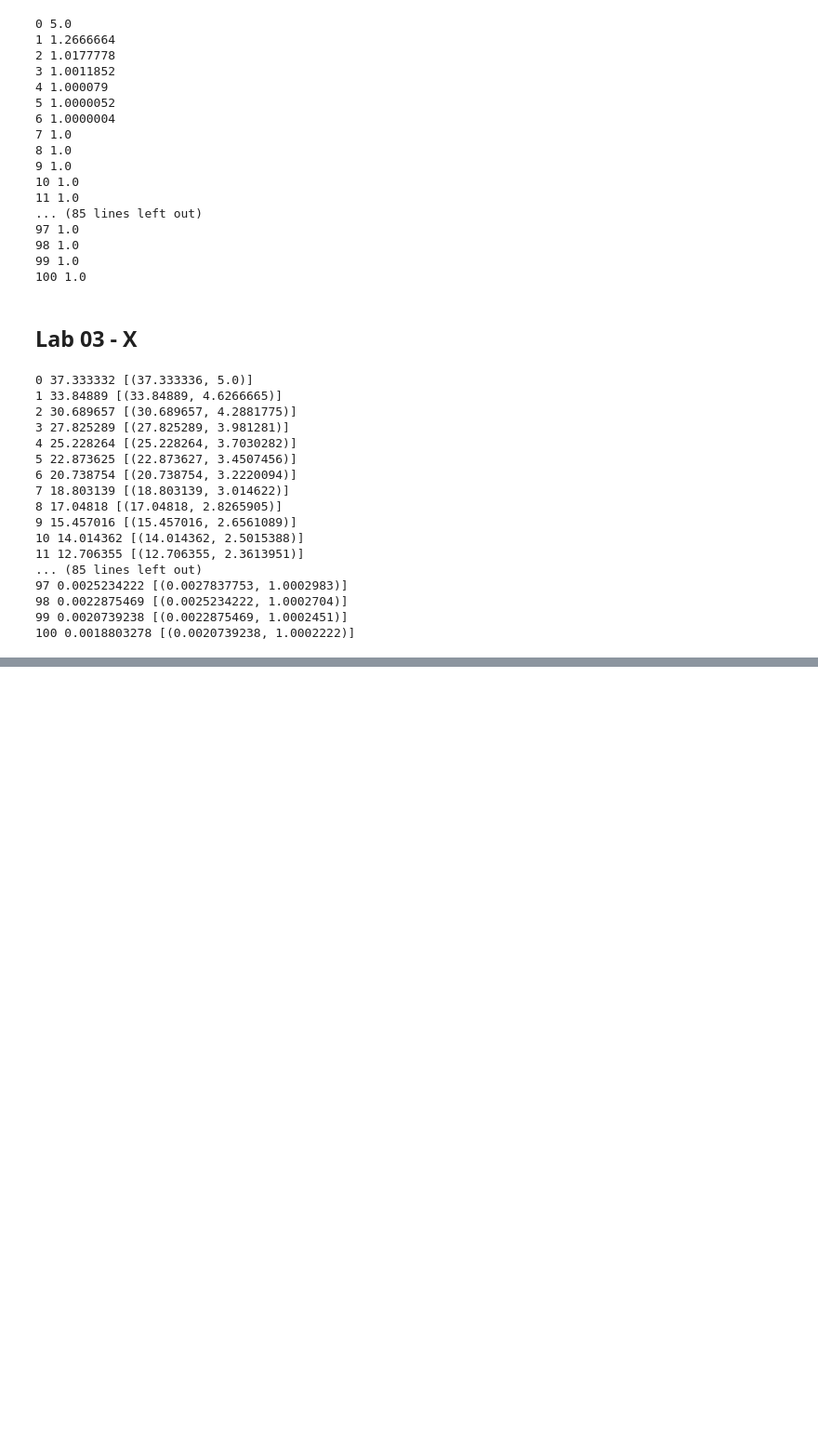
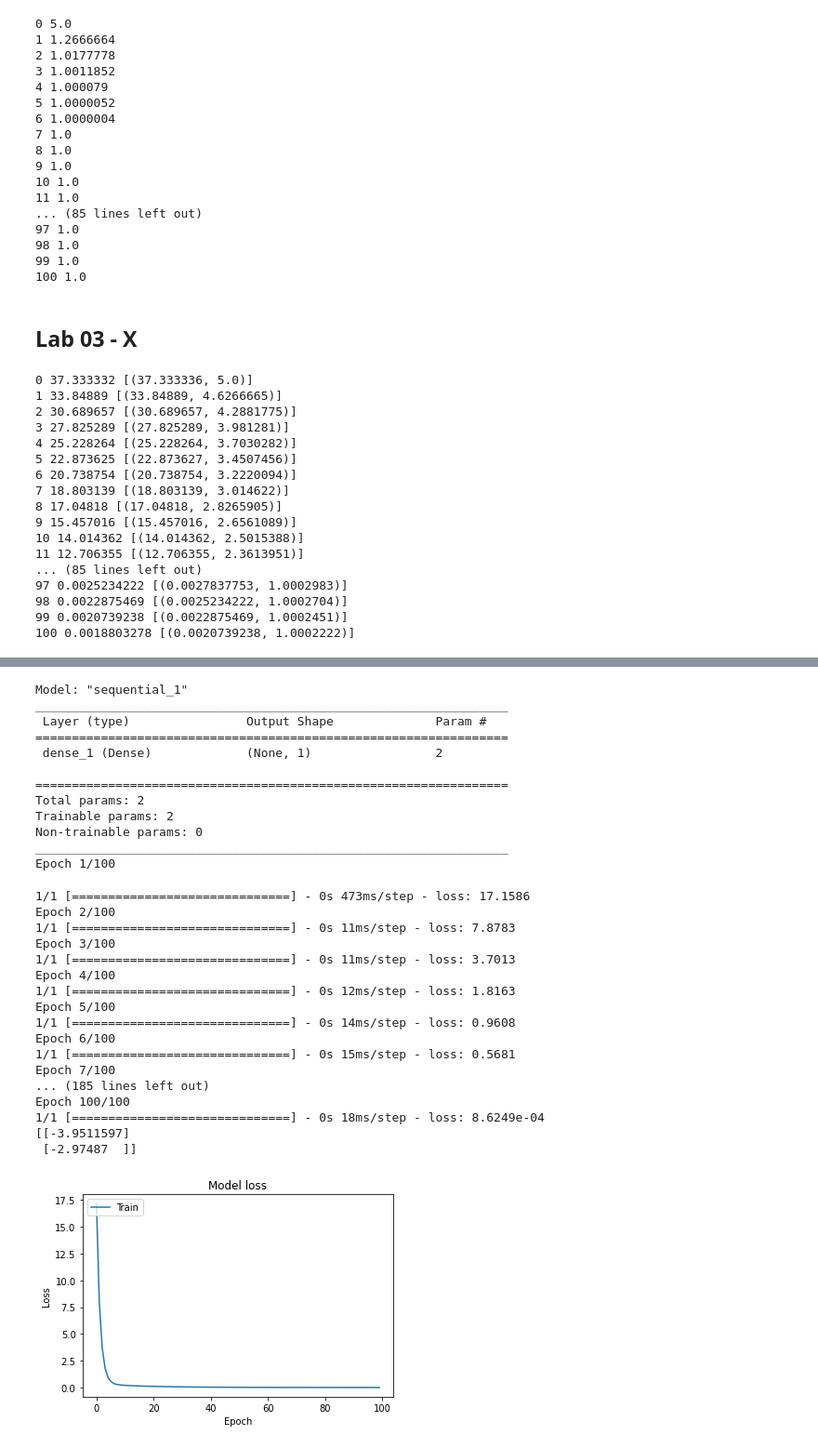
Before and after one commit to nana-hyun/Machine-Learning, a Jupyter notebook: ML & DL Basic/Lec 00 ~ 03.ipynb, the cells around one changed output, grey strips where cells are left out. Shown: that part at 93% size. Saved outputs shown, nothing was run; the diff lists cells and outputs as text; code cells hidden in the pictures; blank space fills up the shorter version.

```diff
--- a/ML & DL Basic/Lec 00 ~ 03.ipynb
+++ b/ML & DL Basic/Lec 00 ~ 03.ipynb
@@ -535,0 +590,61 @@ with tf.Session() as sess:
+# %%
+# Lab 3 Minimizing Cost
+import numpy as np
+import tensorflow as tf
+import matplotlib.pyplot as plt
+
+x_train = [1, 2, 3, 4]
+y_train = [0, -1, -2, -3]
+
+tf.model = tf.keras.Sequential()
+tf.model.add(tf.keras.layers.Dense(units=1, input_dim=1))
+
+sgd = tf.keras.optimizers.SGD(lr=0.1)
+tf.model.compile(loss='mse', optimizer=sgd)
+
+tf.model.summary()
+
+# fit() trains the model and returns history of train
+history = tf.model.fit(x_train, y_train, epochs=100)
+
+y_predict = tf.model.predict(np.array([5, 4]))
+print(y_predict)
+
+# Plot training & validation loss values
+plt.plot(history.history['loss'])
+plt.title('Model loss')
+plt.ylabel('Loss')
+plt.xlabel('Epoch')
+plt.legend(['Train', 'Test'], loc='upper left')
+plt.show()
+# %% [output]
+Model: "sequential_1"
+_________________________________________________________________
+ Layer (type)                Output Shape              Param #
+=================================================================
+ dense_1 (Dense)             (None, 1)                 2
+
+=================================================================
+Total params: 2
+Trainable params: 2
+Non-trainable params: 0
+_________________________________________________________________
+Epoch 1/100
+1/1 [==============================] - 0s 473ms/step - loss: 17.1586
+Epoch 2/100
+1/1 [==============================] - 0s 11ms/step - loss: 7.8783
+Epoch 3/100
+1/1 [==============================] - 0s 11ms/step - loss: 3.7013
+Epoch 4/100
+1/1 [==============================] - 0s 12ms/step - loss: 1.8163
+Epoch 5/100
+1/1 [==============================] - 0s 14ms/step - loss: 0.9608
+Epoch 6/100
+1/1 [==============================] - 0s 15ms/step - loss: 0.5681
+Epoch 7/100
+... (185 lines left out)
+Epoch 100/100
+1/1 [==============================] - 0s 18ms/step - loss: 8.6249e-04
+[[-3.9511597]
+ [-2.97487  ]]
+[figure, added]
```
Also changed, not shown: parts of 3 cells of this notebook.
